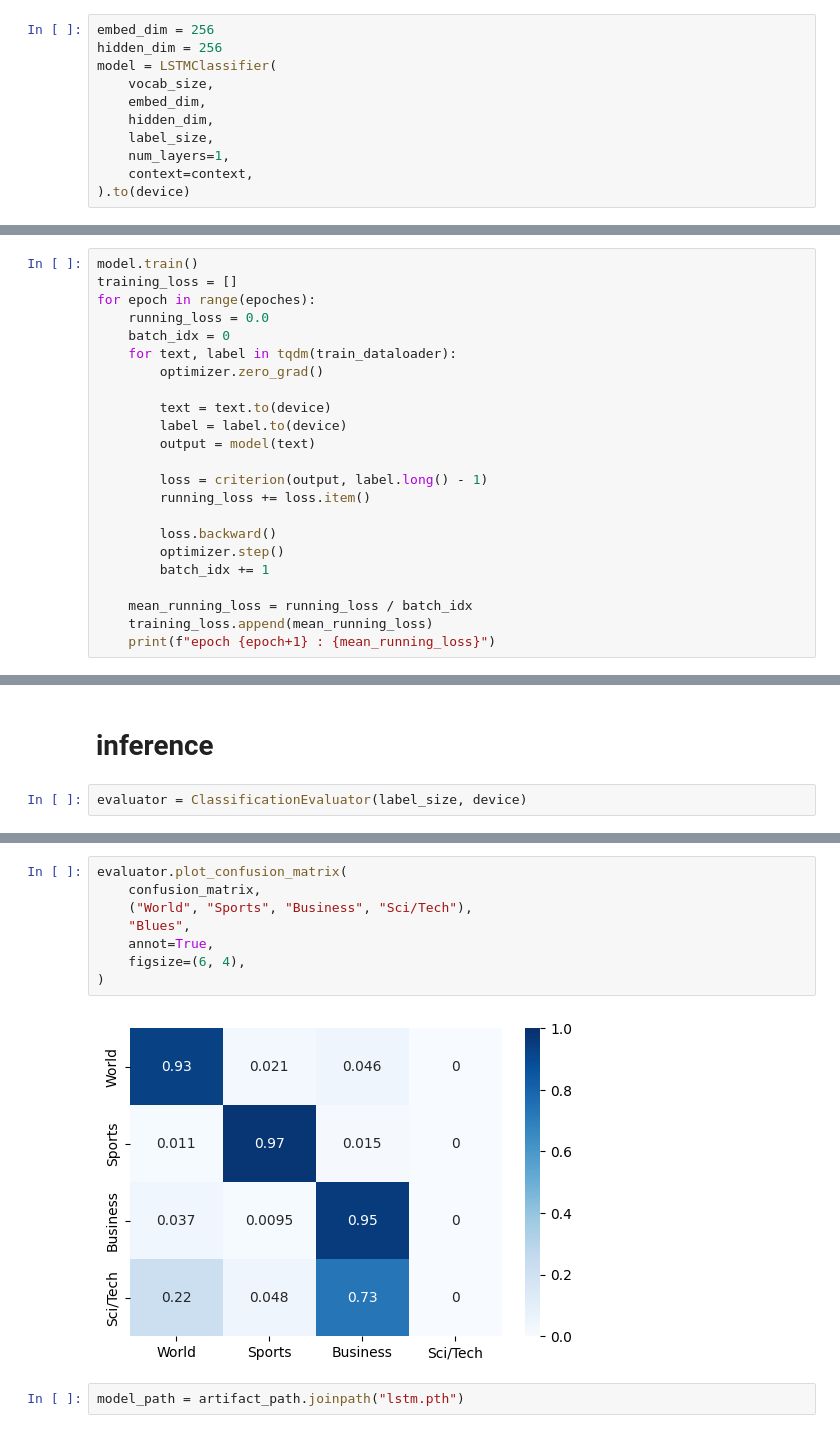
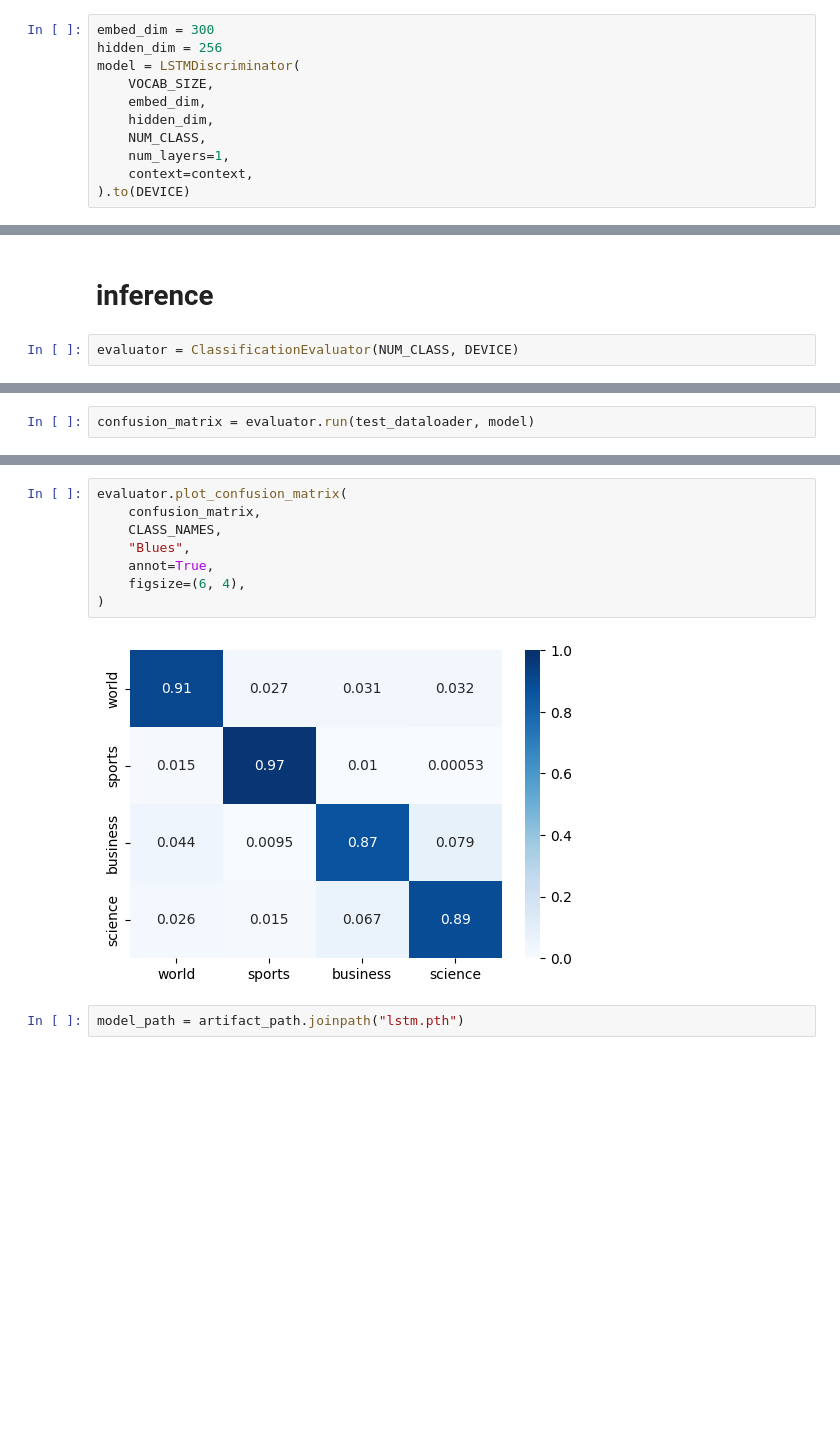
Before and after one commit to gitE0Z9/pytorch-implementations, a Jupyter notebook: notebooks/lstm.ipynb, the cells around one changed output, grey strips where cells are left out. Drawn from its saved outputs; the diff is of its cells as text; blank space fills up the shorter version.

```diff
--- a/notebooks/lstm.ipynb
+++ b/notebooks/lstm.ipynb
@@ -115,14 +138,14 @@ device = torch.device(context.device)
 # %%
-embed_dim = 256
+embed_dim = 300
 hidden_dim = 256
-model = LSTMClassifier(
-    vocab_size,
+model = LSTMDiscriminator(
+    VOCAB_SIZE,
     embed_dim,
     hidden_dim,
-    label_size,
+    NUM_CLASS,
     num_layers=1,
     context=context,
-).to(device)
+).to(DEVICE)
 # %%
 torchinfo.summary(model)
 # %% [output]
@@ -147,23 +171,0 @@ epoches = 10
-# %%
-model.train()
-training_loss = []
-for epoch in range(epoches):
-    running_loss = 0.0
-    batch_idx = 0
-    for text, label in tqdm(train_dataloader):
-        optimizer.zero_grad()
-
-        text = text.to(device)
-        label = label.to(device)
-        output = model(text)
-
-        loss = criterion(output, label.long() - 1)
-        running_loss += loss.item()
-
-        loss.backward()
-        optimizer.step()
-        batch_idx += 1
-
-    mean_running_loss = running_loss / batch_idx
-    training_loss.append(mean_running_loss)
-    print(f"epoch {epoch+1} : {mean_running_loss}")
@@ -186,4 +202,4 @@ plt.plot(training_loss)
 # %% [markdown]
 # inference
 # %%
-evaluator = ClassificationEvaluator(label_size, device)
+evaluator = ClassificationEvaluator(NUM_CLASS, DEVICE)
@@ -210,0 +206,2 @@ with torch.no_grad():
+# %%
+confusion_matrix = evaluator.run(test_dataloader, model)
@@ -223,13 +225,13 @@ per_class_acc.mean()
 # %%
 evaluator.plot_confusion_matrix(
     confusion_matrix,
-    ("World", "Sports", "Business", "Sci/Tech"),
+    CLASS_NAMES,
     "Blues",
     annot=True,
     figsize=(6, 4),
 )
 # %% [output]
-[figure, old version]
+[figure, new version]
 # %%
 model_path = artifact_path.joinpath("lstm.pth")
 # %%
```
Also changed, not shown: parts of 31 cells of this notebook, 2 other files.
